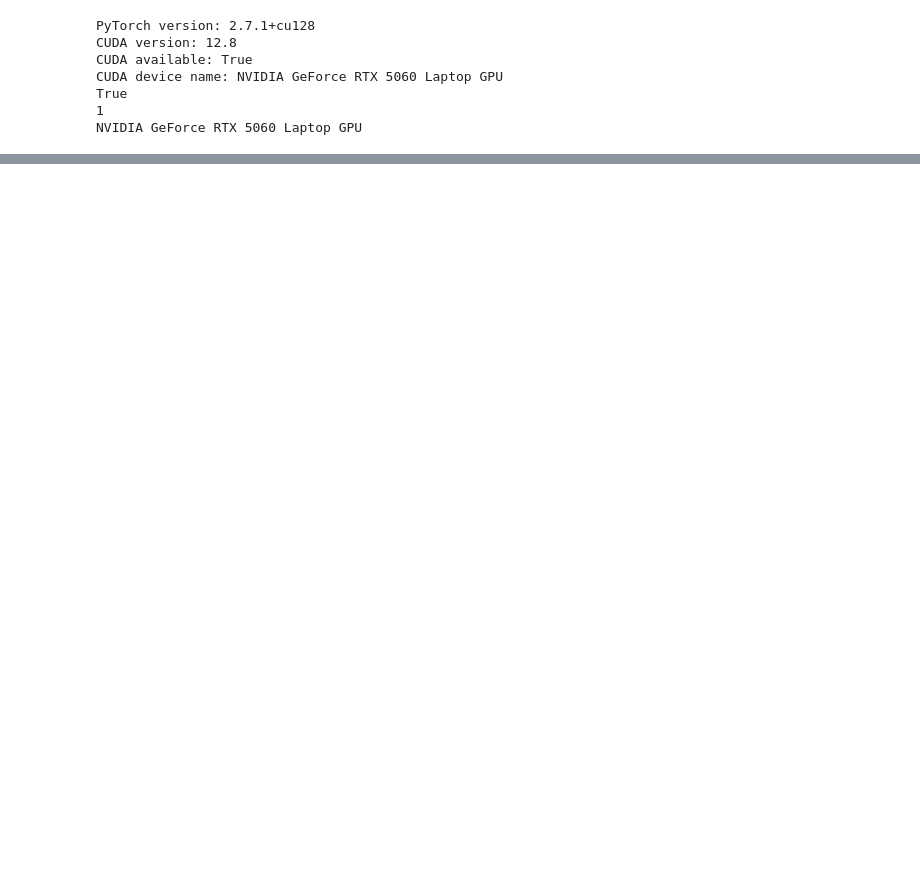
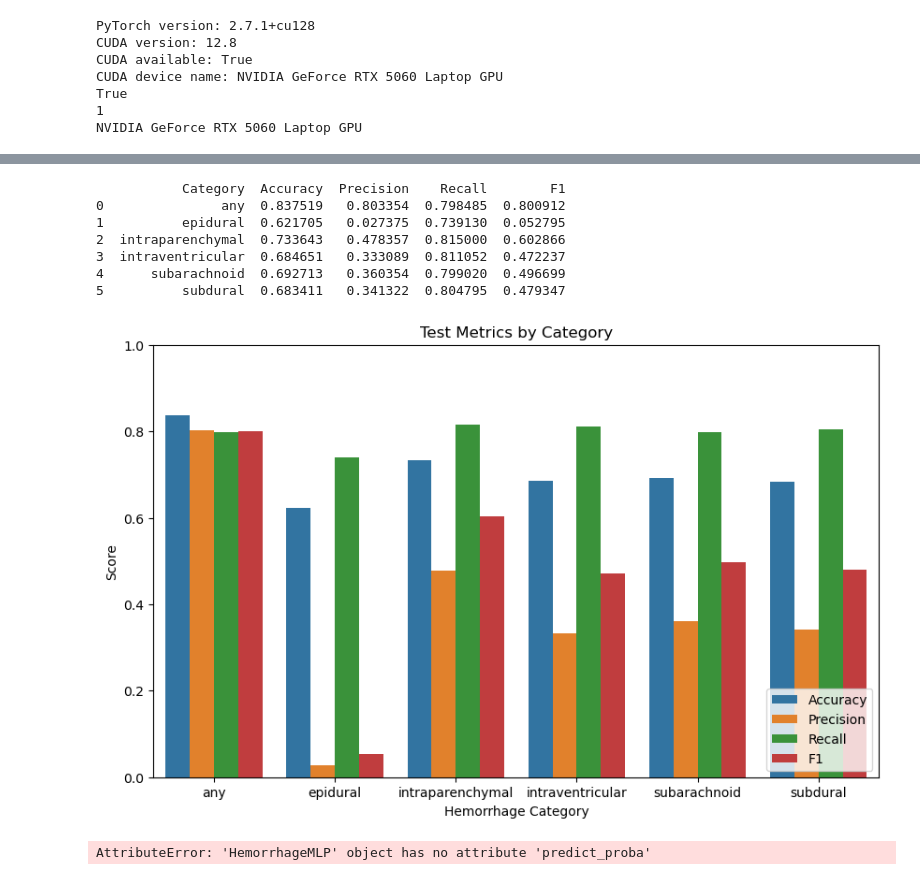
Before and after one commit to Bmohmand/ctfoundation, a Jupyter notebook: NewICHModels/MLP.ipynb, the cells around one changed output, grey strips where cells are left out. Saved outputs shown, nothing was run; the diff lists cells and outputs as text; code cells hidden in the pictures; blank space fills up the shorter version.

```diff
--- a/NewICHModels/MLP.ipynb
+++ b/NewICHModels/MLP.ipynb
@@ -73,0 +269,65 @@ test_loader = DataLoader(test_dataset, batch_size=32)
+# %%
+from sklearn.metrics import accuracy_score, precision_score, recall_score, f1_score
+
+# Calculate metrics for each category
+metrics = []
+for i, col in enumerate(target_columns):
+    acc = accuracy_score(y_true[:, i], y_pred[:, i])
+    prec = precision_score(y_true[:, i], y_pred[:, i], zero_division=0)
+    rec = recall_score(y_true[:, i], y_pred[:, i], zero_division=0)
+    f1 = f1_score(y_true[:, i], y_pred[:, i], zero_division=0)
+    metrics.append({'Category': col, 'Accuracy': acc, 'Precision': prec, 'Recall': rec, 'F1': f1})
+
+# Prepare DataFrame for seaborn
+import pandas as pd
+metrics_df = pd.DataFrame(metrics)
+
+# Display statistics
+print(metrics_df)
+
+# Plot using seaborn
+plt.figure(figsize=(10, 6))
+metrics_melted = metrics_df.melt(id_vars='Category', value_vars=['Accuracy', 'Precision', 'Recall', 'F1'],
+                                 var_name='Metric', value_name='Score')
+sns.barplot(x='Category', y='Score', hue='Metric', data=metrics_melted)
+plt.ylim(0, 1)
+plt.title('Test Metrics by Category')
+plt.ylabel('Score')
+plt.xlabel('Hemorrhage Category')
+plt.legend(loc='lower right')
+plt.show()
+# %% [output]
+           Category  Accuracy  Precision    Recall        F1
+0               any  0.837519   0.803354  0.798485  0.800912
+1          epidural  0.621705   0.027375  0.739130  0.052795
+2  intraparenchymal  0.733643   0.478357  0.815000  0.602866
+3  intraventricular  0.684651   0.333089  0.811052  0.472237
+4      subarachnoid  0.692713   0.360354  0.799020  0.496699
+5          subdural  0.683411   0.341322  0.804795  0.479347
+[figure, added]
+# %%
+from sklearn.metrics import roc_curve, roc_auc_score
+import matplotlib.pyplot as plt
+import seaborn as sns
+
+plt.figure(figsize=(10, 7))
+colors = sns.color_palette("tab10", len(target_columns))
+
+for i, col in enumerate(target_columns):
+    # Get true labels and predicted probabilities for each category
+    fpr, tpr, _ = roc_curve(y_true[:, i], y_score[:, i])
+    auc = roc_auc_score(y_true[:, i], y_pred[:, i])
+    sns.lineplot(x=fpr, y=tpr, color=colors[i], label=f"{col} (AUC={auc:.2f})")
+
+plt.plot([0, 1], [0, 1], drawstyle='steps-post', linestyle='--', color='gray', lw=1)
+plt.xlabel('False Positive Rate')
+plt.ylabel('True Positive Rate')
+plt.title('ROC Curve for Each Hemorrhage')
+plt.legend(loc='lower right')
+plt.xlim([0, 1])
+plt.ylim([0, 1])
+plt.grid(True, ls=':', lw=0.5)  # Add grid lines
+plt.tight_layout()
+plt.show()
+# %% [output]
+AttributeError: 'HemorrhageMLP' object has no attribute 'predict_proba'
```
Also changed, not shown: parts of 10 cells of this notebook, 3 other files.
